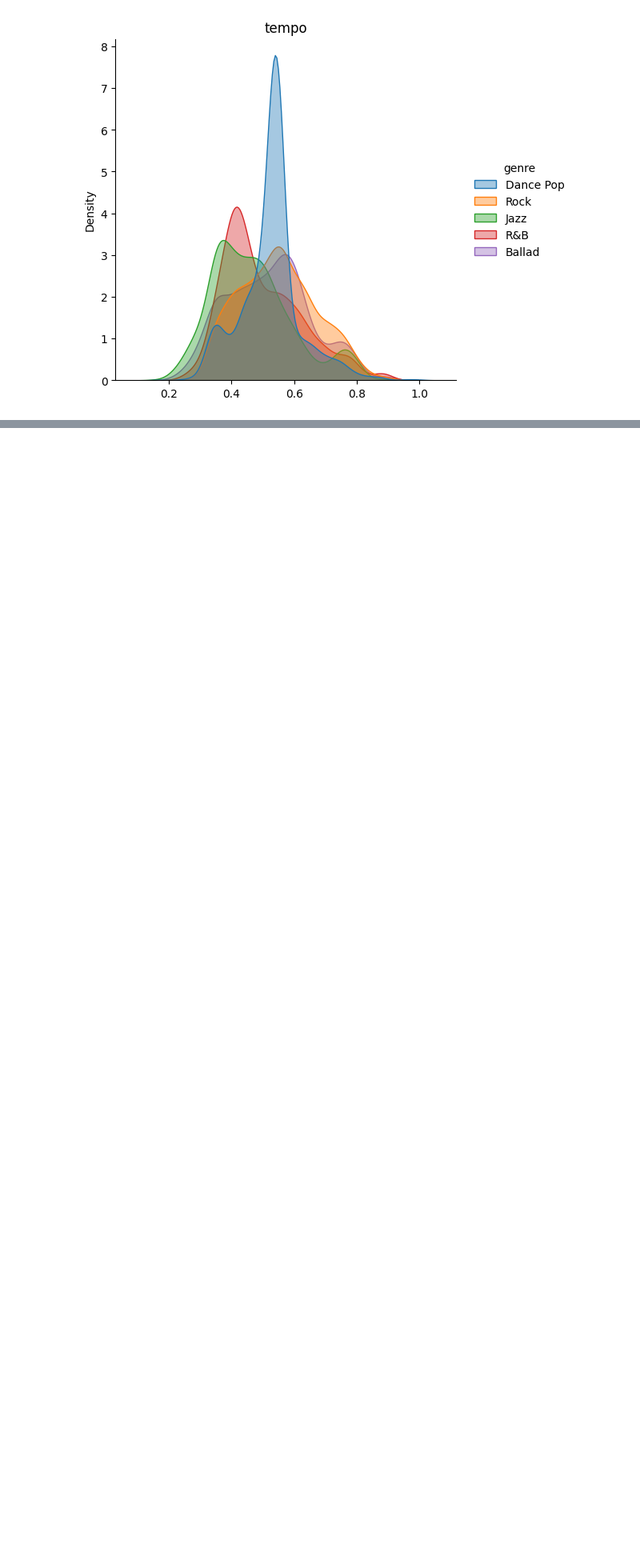
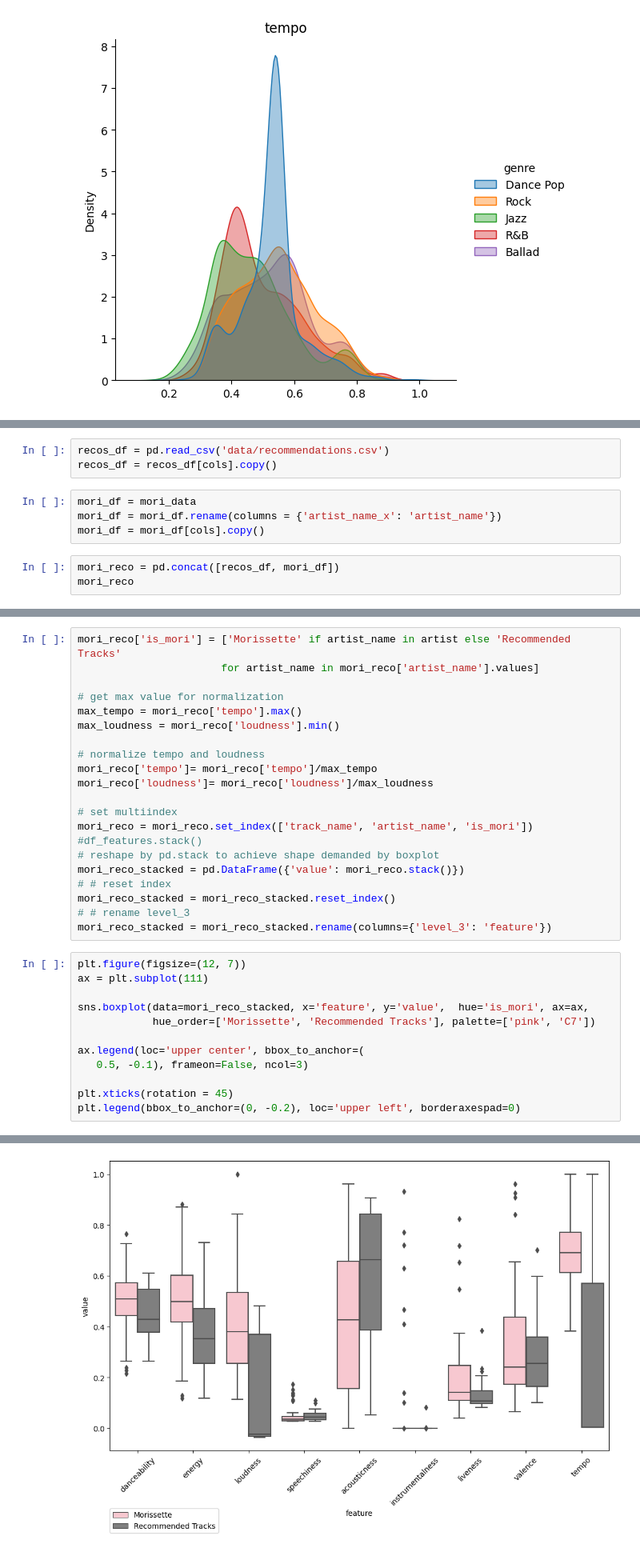
Before and after one commit to emersonnuqui/Sprint2, a Jupyter notebook: sprint2_eda.ipynb, the cells around one changed output, grey strips where cells are left out. Shown at 80% size. Saved outputs shown, nothing was run; the diff lists cells and outputs as text; blank space fills up the shorter version.

Commit message:
adding mori and recommended tracks comparison

```diff
--- a/sprint2_eda.ipynb
+++ b/sprint2_eda.ipynb
@@ -649,0 +658,10 @@ for nm in features:
+# %%
+recos_df = pd.read_csv('data/recommendations.csv')
+recos_df = recos_df[cols].copy()
+# %%
+mori_df = mori_data
+mori_df = mori_df.rename(columns = {'artist_name_x': 'artist_name'})
+mori_df = mori_df[cols].copy()
+# %%
+mori_reco = pd.concat([recos_df, mori_df])
+mori_reco
@@ -649,0 +682,34 @@ for nm in features:
+# %%
+mori_reco['is_mori'] = ['Morissette' if artist_name in artist else 'Recommended Tracks'
+                       for artist_name in mori_reco['artist_name'].values]
+
+# get max value for normalization
+max_tempo = mori_reco['tempo'].max()
+max_loudness = mori_reco['loudness'].min()
+
+# normalize tempo and loudness
+mori_reco['tempo']= mori_reco['tempo']/max_tempo
+mori_reco['loudness']= mori_reco['loudness']/max_loudness
+
+# set multiindex
+mori_reco = mori_reco.set_index(['track_name', 'artist_name', 'is_mori'])
+#df_features.stack()
+# reshape by pd.stack to achieve shape demanded by boxplot
+mori_reco_stacked = pd.DataFrame({'value': mori_reco.stack()})
+# # reset index
+mori_reco_stacked = mori_reco_stacked.reset_index()
+# # rename level_3
+mori_reco_stacked = mori_reco_stacked.rename(columns={'level_3': 'feature'})
+# %%
+plt.figure(figsize=(12, 7))
+ax = plt.subplot(111)
+
+sns.boxplot(data=mori_reco_stacked, x='feature', y='value',  hue='is_mori', ax=ax,
+            hue_order=['Morissette', 'Recommended Tracks'], palette=['pink', 'C7'])
+
+ax.legend(loc='upper center', bbox_to_anchor=(
+   0.5, -0.1), frameon=False, ncol=3)
+
+plt.xticks(rotation = 45)
+plt.legend(bbox_to_anchor=(0, -0.2), loc='upper left', borderaxespad=0)
+# %% [output]
@@ -649,0 +717 @@ for nm in features:
+[figure, added]
```
Also changed, not shown: parts of 6 cells of this notebook, 3 other files.
